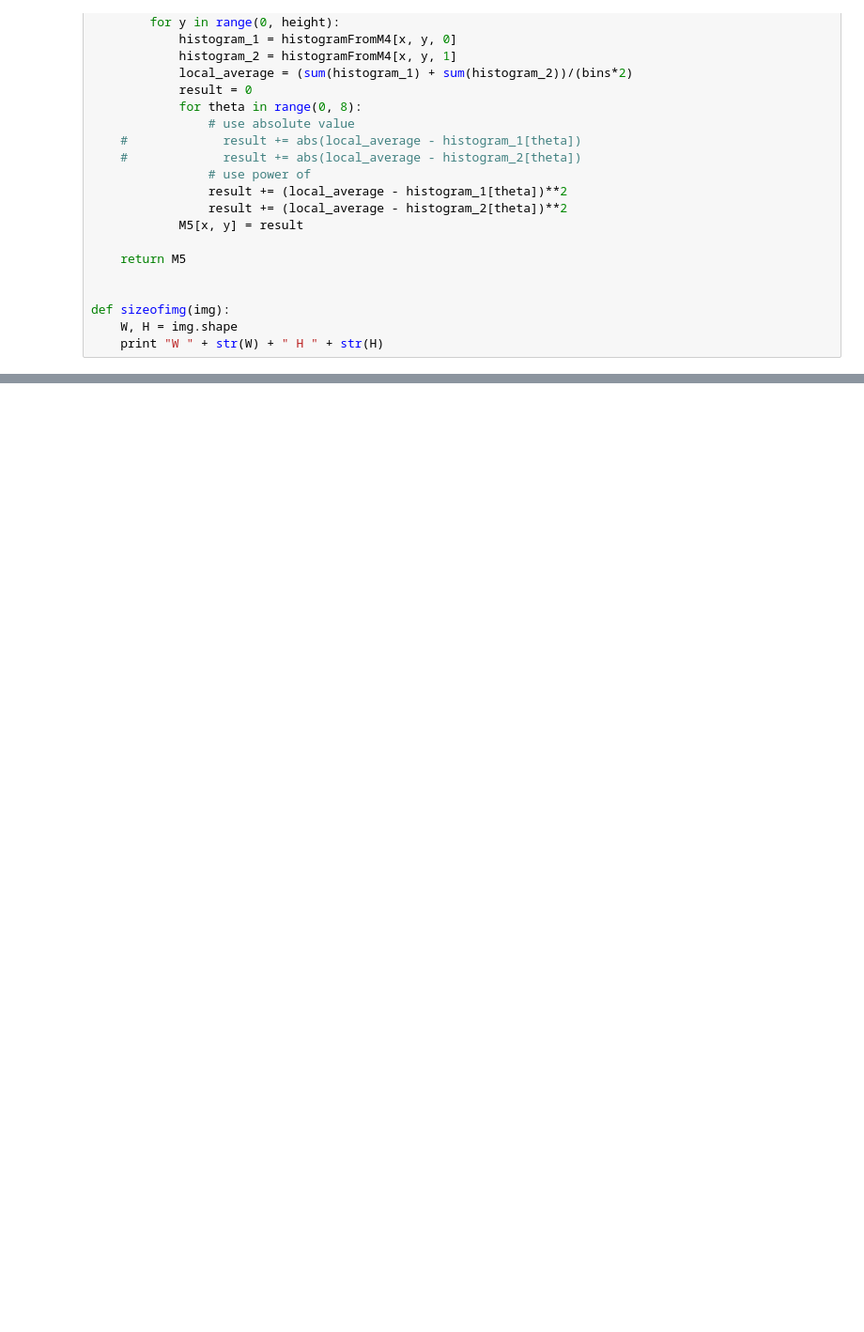
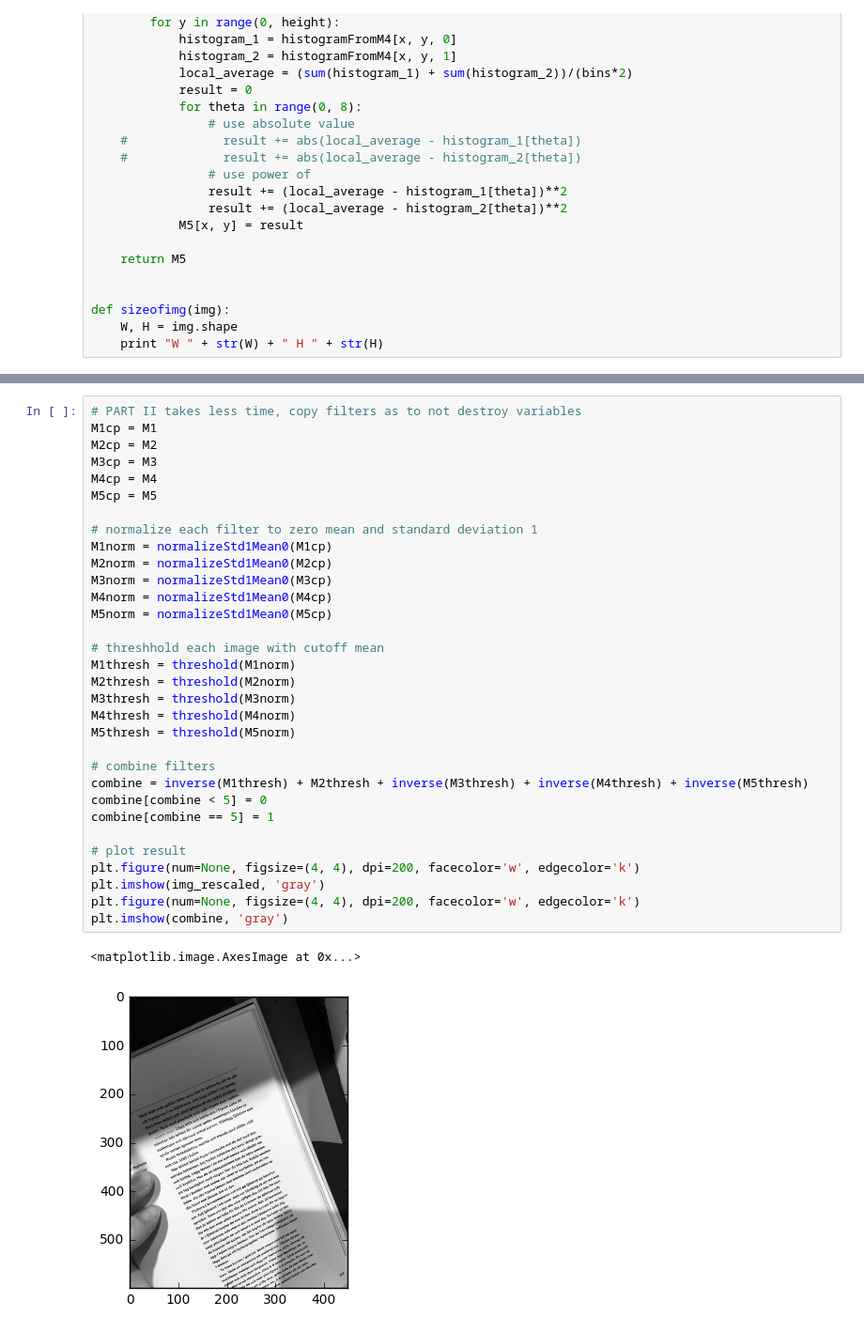
Before and after one commit to olaroos/textrec, a Jupyter notebook: Mfilters.ipynb, the cells around one changed output, grey strips where cells are left out. Shown: that part at 94% size. Cells and saved outputs as stored; diff of their text form; blank space fills up the shorter version.

Commit message:
finished the filters and made them work to recognize text, next step would be to do preprocessing of image before applying filters

```diff
--- a/Mfilters.ipynb
+++ b/Mfilters.ipynb
@@ -439,0 +286,35 @@ plt.imshow(combination, 'gray')
+# %%
+# PART II takes less time, copy filters as to not destroy variables
+M1cp = M1
+M2cp = M2
+M3cp = M3
+M4cp = M4
+M5cp = M5
+
+# normalize each filter to zero mean and standard deviation 1
+M1norm = normalizeStd1Mean0(M1cp)
+M2norm = normalizeStd1Mean0(M2cp)
+M3norm = normalizeStd1Mean0(M3cp)
+M4norm = normalizeStd1Mean0(M4cp)
+M5norm = normalizeStd1Mean0(M5cp)
+
+# threshhold each image with cutoff mean
+M1thresh = threshold(M1norm)
+M2thresh = threshold(M2norm)
+M3thresh = threshold(M3norm)
+M4thresh = threshold(M4norm)
+M5thresh = threshold(M5norm)
+
+# combine filters
+combine = inverse(M1thresh) + M2thresh + inverse(M3thresh) + inverse(M4thresh) + inverse(M5thresh)
+combine[combine < 5] = 0
+combine[combine == 5] = 1
+
+# plot result
+plt.figure(num=None, figsize=(4, 4), dpi=200, facecolor='w', edgecolor='k')
+plt.imshow(img_rescaled, 'gray')
+plt.figure(num=None, figsize=(4, 4), dpi=200, facecolor='w', edgecolor='k')
+plt.imshow(combine, 'gray')
+# %% [output]
+<matplotlib.image.AxesImage at 0x...>
+[figure, added]
```
Also changed, not shown: parts of 12 cells of this notebook.
